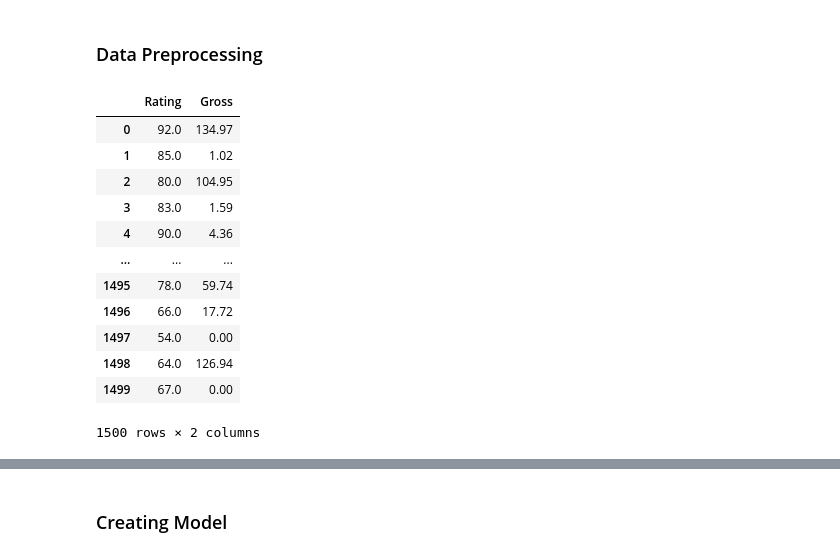
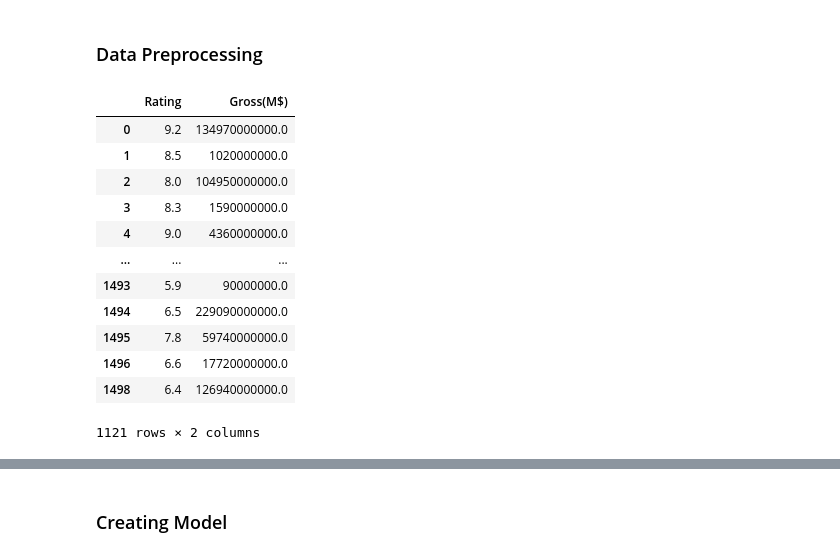
Before and after one commit to trandainien1/IntroDS_Final_Project, a Jupyter notebook: main.ipynb, the cells around one changed output, grey strips where cells are left out. Saved outputs shown, nothing was run; the diff lists cells and outputs as text; code cells hidden in the pictures.

```diff
--- a/main.ipynb
+++ b/main.ipynb
@@ -960,6 +960,6 @@ from sklearn.model_selection import KFold
 # %% [markdown]
 ### Data preparation
 # %%
-filmdata_df = pd.read_csv("./data_film.csv")
+filmdata_df = data_film.copy()
 filmdata_df.head()
 # %% [output]
@@ -974,29 +974,28 @@ filmdata_df.head()
 # %%
 def convertDolla2Int(series):
     value = [float(x[1:-1])  for x in series ]
     return value
 
-feature_cols = ['Rating', 'Gross']
+feature_cols = ['Rating', 'Gross(M$)']
 
 modeling_data = filmdata_df[feature_cols].copy()
-modeling_data.Gross = modeling_data.Gross.fillna('$0M')
-modeling_data.Gross = convertDolla2Int(modeling_data.Gross)
-# modeling_data.Metascore = modeling_data.Metascore.fillna(0.0)
+modeling_data['Gross(M$)'] = modeling_data['Gross(M$)'].fillna('$0M')
+modeling_data = modeling_data[~(modeling_data['Gross(M$)'] == '$0M')]
+modeling_data['Gross(M$)'] = modeling_data['Gross(M$)'] * 1000000000
 modeling_data.Rating = modeling_data.Rating.fillna(0.0)
-modeling_data.Rating = modeling_data.Rating * 10
 modeling_data
 # %% [output]
-|  | Rating | Gross |
-| 0 | 92.0 | 134.97 |
-| 1 | 85.0 | 1.02 |
-| 2 | 80.0 | 104.95 |
-| 3 | 83.0 | 1.59 |
-| 4 | 90.0 | 4.36 |
+|  | Rating | Gross(M$) |
+| 0 | 9.2 | 134970000000.0 |
+| 1 | 8.5 | 1020000000.0 |
+| 2 | 8.0 | 104950000000.0 |
+| 3 | 8.3 | 1590000000.0 |
+| 4 | 9.0 | 4360000000.0 |
 | ... | ... | ... |
-| 1495 | 78.0 | 59.74 |
-| 1496 | 66.0 | 17.72 |
-| 1497 | 54.0 | 0.00 |
-| 1498 | 64.0 | 126.94 |
-| 1499 | 67.0 | 0.00 |
+| 1493 | 5.9 | 90000000.0 |
+| 1494 | 6.5 | 229090000000.0 |
+| 1495 | 7.8 | 59740000000.0 |
+| 1496 | 6.6 | 17720000000.0 |
+| 1498 | 6.4 | 126940000000.0 |
-1500 rows × 2 columns
+1121 rows × 2 columns
 # %%
```
Also changed, not shown: parts of 13 cells of this notebook.
